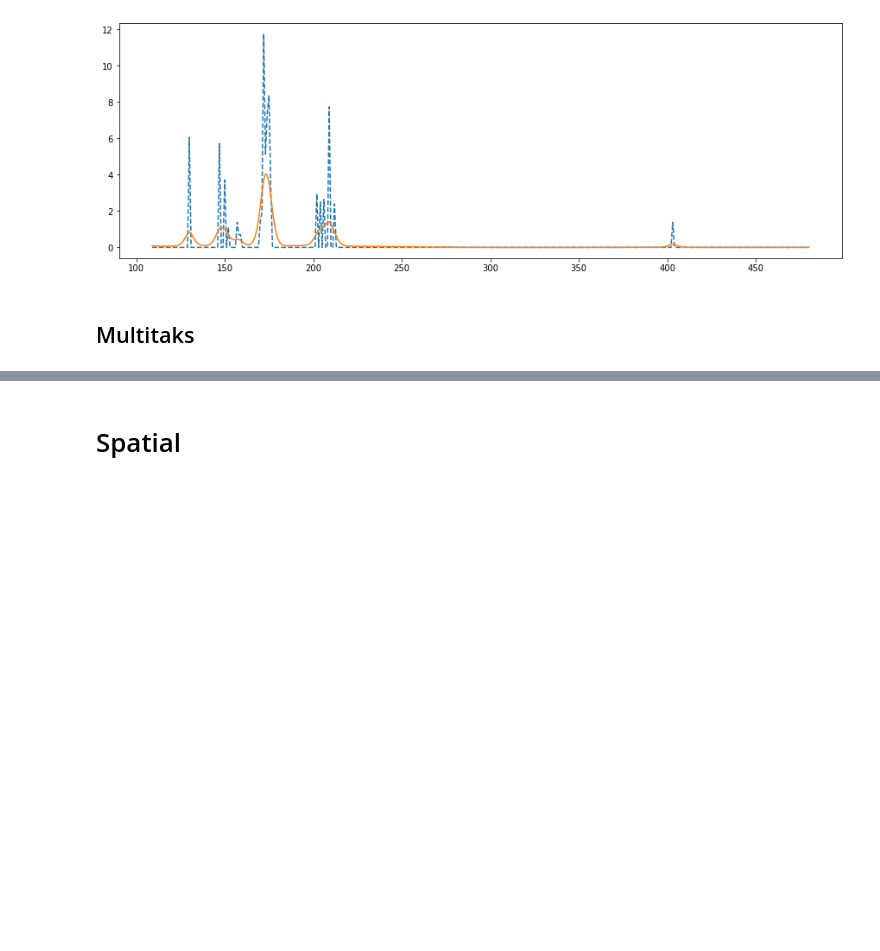
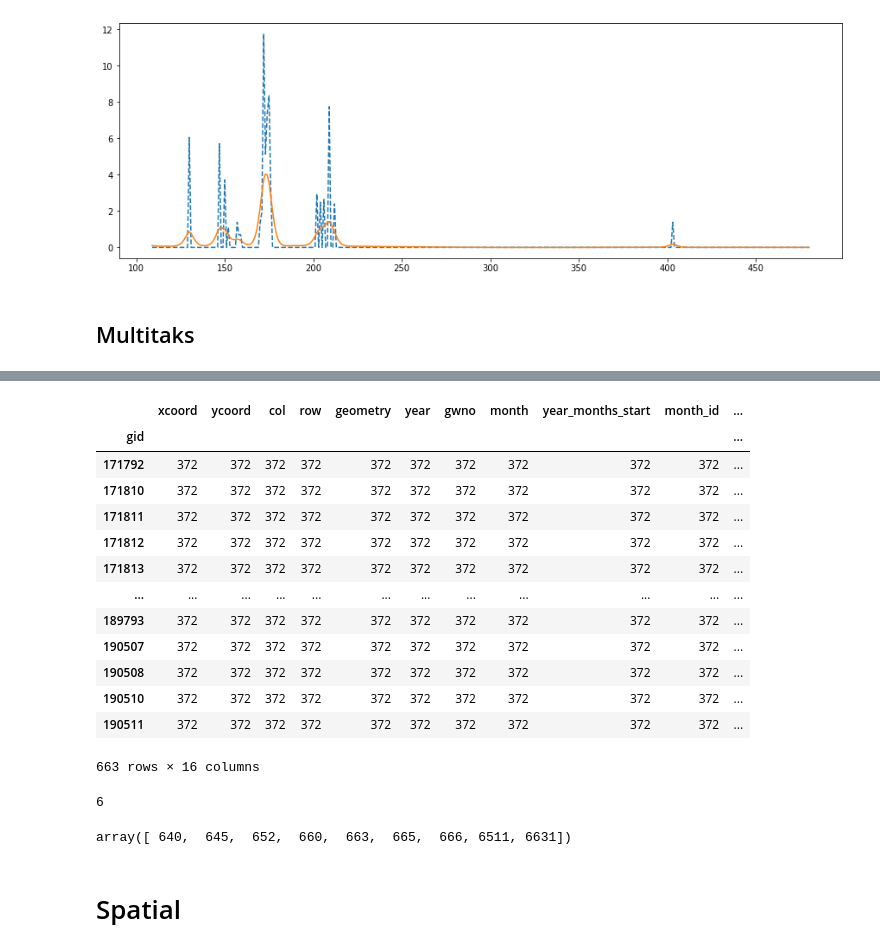
Before and after one commit to Polichinel/Detectron2, a Jupyter notebook: misc/estimating_exposure.ipynb, the cells around one changed output, grey strips where cells are left out. Drawn from its saved outputs; the diff is of its cells as text; code cells hidden in the pictures; blank space fills up the shorter version.

```diff
--- a/misc/estimating_exposure.ipynb
+++ b/misc/estimating_exposure.ipynb
@@ -85,0 +177,21 @@ plt.show()
+# %%
+df_sub.groupby('gid').count()
+# %% [output]
+|  | xcoord | ycoord | col | row | geometry | year | gwno | month | year_months_start | month_id | ... |
+| gid |  |  |  |  |  |  |  |  |  |  | ... |
+| 171792 | 372 | 372 | 372 | 372 | 372 | 372 | 372 | 372 | 372 | 372 | ... |
+| 171810 | 372 | 372 | 372 | 372 | 372 | 372 | 372 | 372 | 372 | 372 | ... |
+| 171811 | 372 | 372 | 372 | 372 | 372 | 372 | 372 | 372 | 372 | 372 | ... |
+| 171812 | 372 | 372 | 372 | 372 | 372 | 372 | 372 | 372 | 372 | 372 | ... |
+| 171813 | 372 | 372 | 372 | 372 | 372 | 372 | 372 | 372 | 372 | 372 | ... |
+| ... | ... | ... | ... | ... | ... | ... | ... | ... | ... | ... | ... |
+| 189793 | 372 | 372 | 372 | 372 | 372 | 372 | 372 | 372 | 372 | 372 | ... |
+| 190507 | 372 | 372 | 372 | 372 | 372 | 372 | 372 | 372 | 372 | 372 | ... |
+| 190508 | 372 | 372 | 372 | 372 | 372 | 372 | 372 | 372 | 372 | 372 | ... |
+| 190510 | 372 | 372 | 372 | 372 | 372 | 372 | 372 | 372 | 372 | 372 | ... |
+| 190511 | 372 | 372 | 372 | 372 | 372 | 372 | 372 | 372 | 372 | 372 | ... |
+663 rows × 16 columns
+# %%
+test_gids.shape[0]
+# %% [output]
+6
@@ -86,3 +208,7 @@ plt.show()
+# %%
+gwno_to_keep
+# %% [output]
+array([ 640,  645,  652,  660,  663,  665,  666, 6511, 6631])
 # %% [markdown]
 # Spatial
 # %%
```
Also changed, not shown: parts of 20 cells of this notebook.
